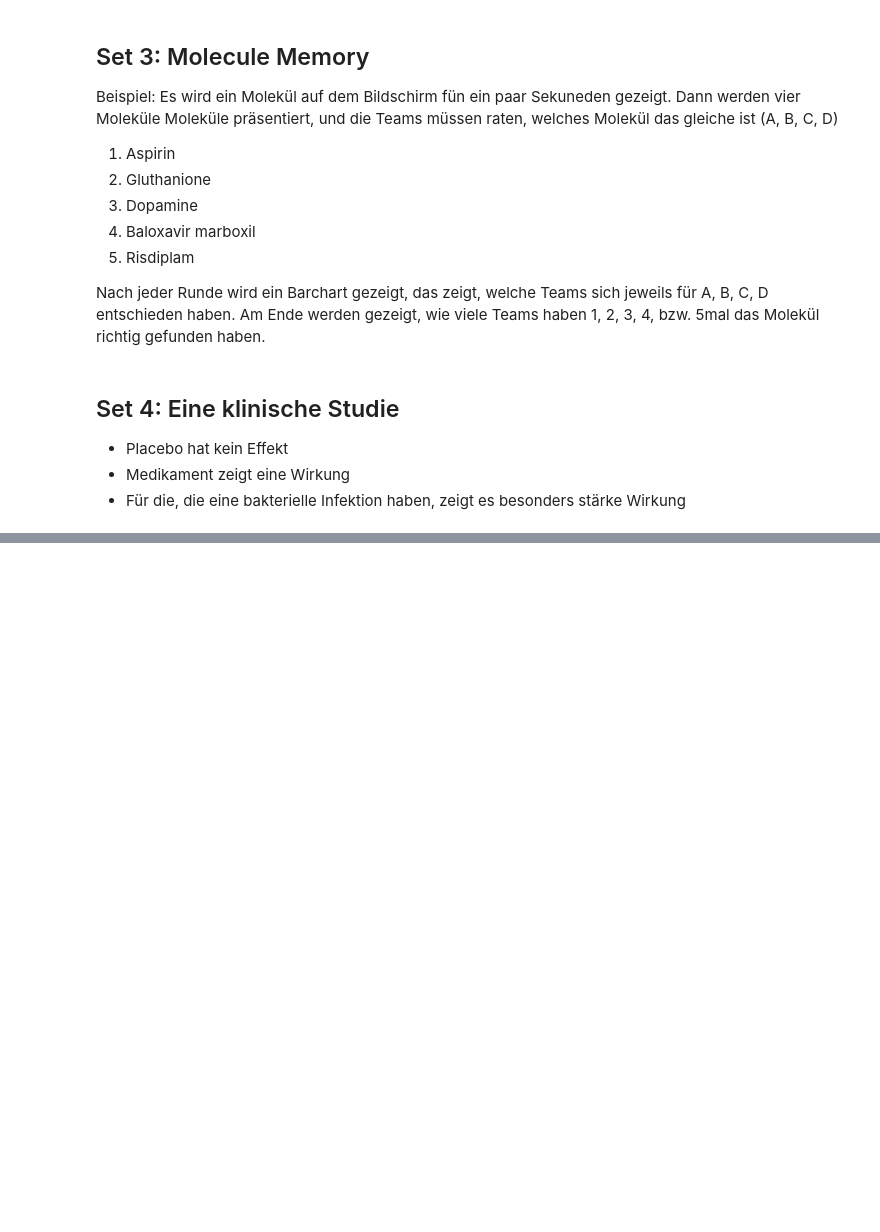
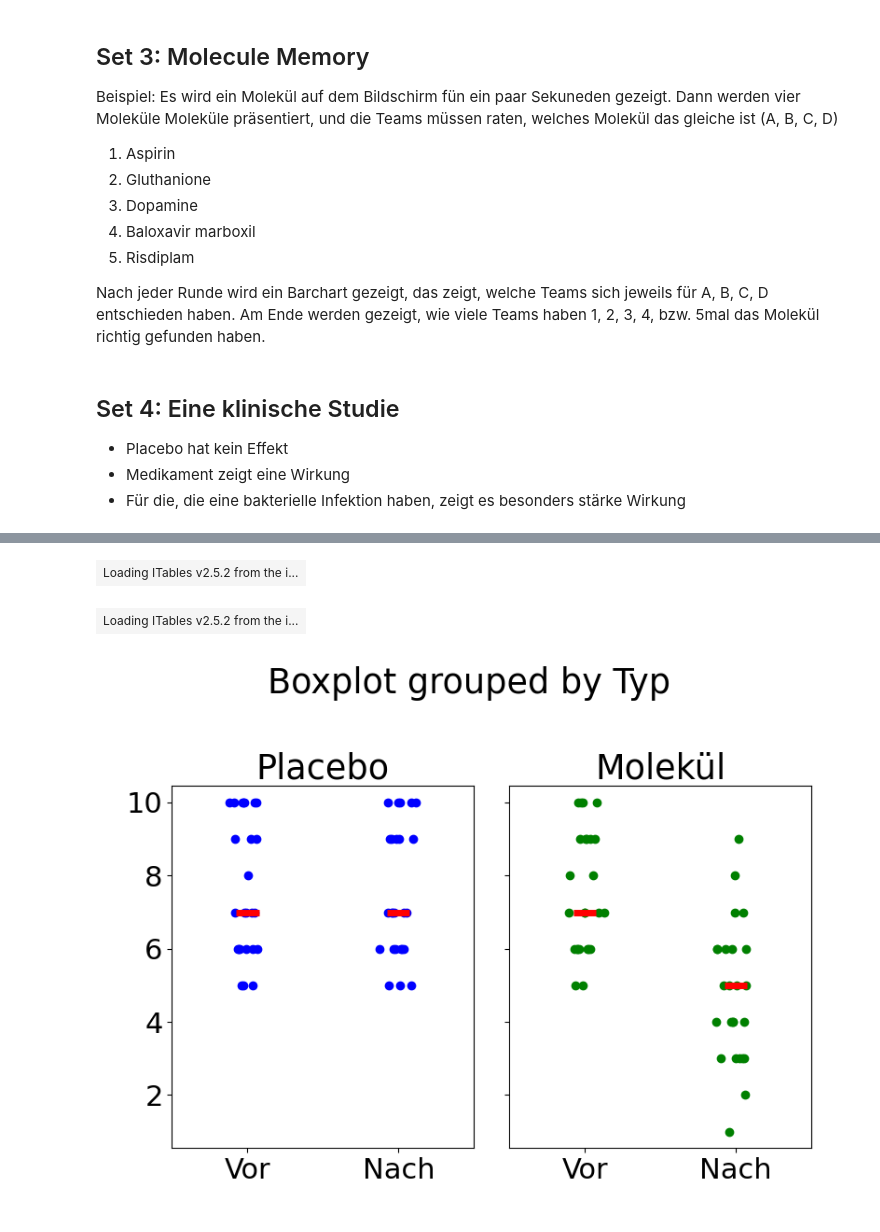
Before and after one commit to bedapub/2025-10-Zukunftstag-simulation, a Jupyter notebook: 2025-10-Zukunftstag-simulation.ipynb, the cells around one changed output, grey strips where cells are left out. Saved outputs shown, nothing was run; the diff lists cells and outputs as text; code cells hidden in the pictures; blank space fills up the shorter version.

Commit message:
boxplot added: excluding connecting lines

```diff
--- a/2025-10-Zukunftstag-simulation.ipynb
+++ b/2025-10-Zukunftstag-simulation.ipynb
@@ -75,11 +75,11 @@ with open('data/kinder_vornamen.txt', 'r') as kf:
 with open('data/eltern_vornamen.txt', 'r') as ef:
     eltern_vornamen = list(filter(bool, ef.read().splitlines()))
 # %%
-all_team_namen_de = list(all_team_namen.keys())
-all_team_namen_en = list(all_team_namen.values())
+max_team_namen_de = list(max_team_namen.keys())
+max_team_namen_en = list(max_team_namen.values())
 # %%
-team_namen_de = random.sample(all_team_namen_de, n_teilnahme)
-team_namen_en = [all_team_namen[k] for k in team_namen_de]
+team_namen_de = random.sample(max_team_namen_de, n_teilnahme)
+team_namen_en = [max_team_namen[k] for k in team_namen_de]
 team_kind_vornamen = random.choices(kinder_vornamen, k=n_teilnahme) ## choices sample WITH replacement, samples WITHOUT replacement
 team_eltern_vornamen = random.choices(eltern_vornamen, k=n_teilnahme)
 # %%
@@ -338,0 +400,58 @@ placebo_vor = np.random.randint(3, 11, size= len(team_df))
+# %%
+geheim_behandlung_df = team_df.merge(geheim_max_skala, on="Team_de").sort_values(['Team_de', 'Behandlung']).rename(
+    columns={'Vor': 'WertVor', 'Nach': 'WertNach'})[['Team_de', 'Behandlung', 'WertVor', 'WertNach']]
+geheim_behandlung_long_df = pd.wide_to_long(geheim_behandlung_df, stubnames='Wert',
+                                           i=['Team_de', 'Behandlung'], j='Typ', suffix="\\w+")
+geheim_behandlung_long_df = geheim_behandlung_long_df.reset_index()
+pd.melt(geheim_behandlung_long_df, id_vars=['Team_de', 'Behandlung', 'Typ'], value_vars=['Wert'])
+geheim_behandlung_long_df['Typ']=pd.Categorical(geheim_behandlung_long_df['Typ'],
+                                              categories=['Vor', 'Nach'], ordered=True)
+show(geheim_behandlung_long_df)
+# %% [output]
+| Loading ITables v2.5.2 from the i... |
+# %%
+geheim_behandlung_eltern_kind_df = team_df.merge(geheim_max_eltern_kind_skala, on="Team_de") ## not shown
+show(geheim_behandlung_eltern_kind_df)
+# %% [output]
+| Loading ITables v2.5.2 from the i... |
+# %%
+fig, axes = plt.subplots(1, 2, figsize=(8, 6), tight_layout=True, sharey=True)
+geheim_behandlung_long_placebo = geheim_behandlung_long_df.query('Behandlung=="Placebo"')
+geheim_behandlung_long_molekul = geheim_behandlung_long_df.query('Behandlung=="Molekül"')
+geheim_behandlung_long_placebo_vor = geheim_behandlung_long_placebo.query("Typ == 'Vor'")
+geheim_behandlung_long_placebo_nach = geheim_behandlung_long_placebo.query("Typ == 'Nach'")
+geheim_behandlung_long_molekul_vor = geheim_behandlung_long_molekul.query("Typ == 'Vor'")
+geheim_behandlung_long_molekul_nach = geheim_behandlung_long_molekul.query("Typ == 'Nach'")
+pv_x = np.random.normal(1, 0.05, len(geheim_behandlung_long_placebo_vor))
+pn_x = np.random.normal(2, 0.05, len(geheim_behandlung_long_placebo_nach))
+mv_x = np.random.normal(1, 0.05, len(geheim_behandlung_long_molekul_vor))
+mn_x = np.random.normal(2, 0.05, len(geheim_behandlung_long_molekul_nach))
+
+geheim_behandlung_long_placebo.boxplot("Wert", by="Typ",
+                            ax=axes[0], grid=False, positions=[1,2],
+                                      boxprops=dict(linewidth=0),
+                                      whiskerprops=dict(linewidth=0),
+                                       medianprops=dict(linewidth=5, color="red"),
+                                      capprops=dict(linewidth=0))
+geheim_behandlung_long_molekul.boxplot("Wert", by="Typ",
+                            ax=axes[1], grid=False, positions=[1,2],
+                                      boxprops=dict(linewidth=0),
+                                      whiskerprops=dict(linewidth=0),
+                                        medianprops=dict(linewidth=5, color="red"),
+                                      capprops=dict(linewidth=0))
+axes[0].set_title("Placebo")
+axes[0].set_xlabel("")
+axes[0].plot(pv_x,
+             geheim_behandlung_long_placebo_vor["Wert"], color="blue", marker="o", markersize=6, linestyle="none")
+axes[0].plot(pn_x,
+             geheim_behandlung_long_placebo_nach["Wert"], color="blue", marker="o", markersize=6, linestyle="none")
+axes[1].set_title("Molekül")
+axes[1].set_xlabel("")
+axes[1].plot(mv_x,
+             geheim_behandlung_long_molekul_vor["Wert"], color="green", marker="o", markersize=6, linestyle="none")
+axes[1].plot(mn_x,
+             geheim_behandlung_long_molekul_nach["Wert"], color="green", marker="o", markersize=6, linestyle="none")
+
+plt.show()
+# %% [output]
+[figure, added]
```
Also changed, not shown: parts of 14 cells of this notebook.
